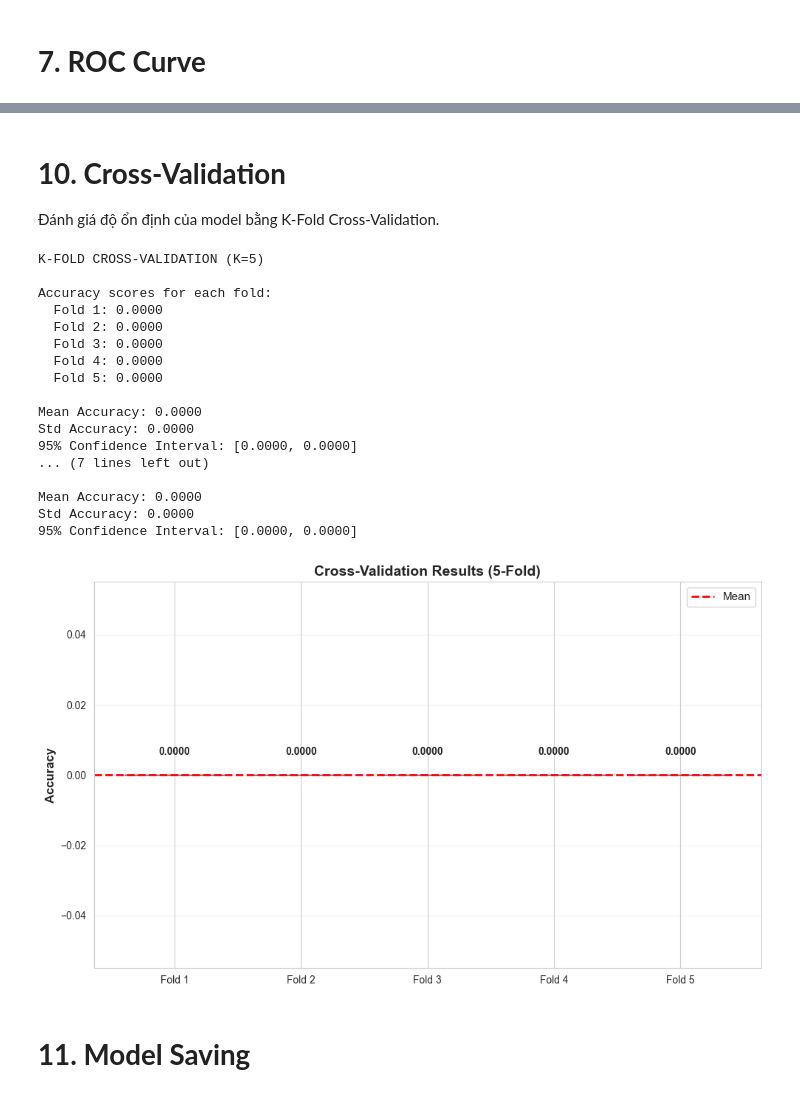
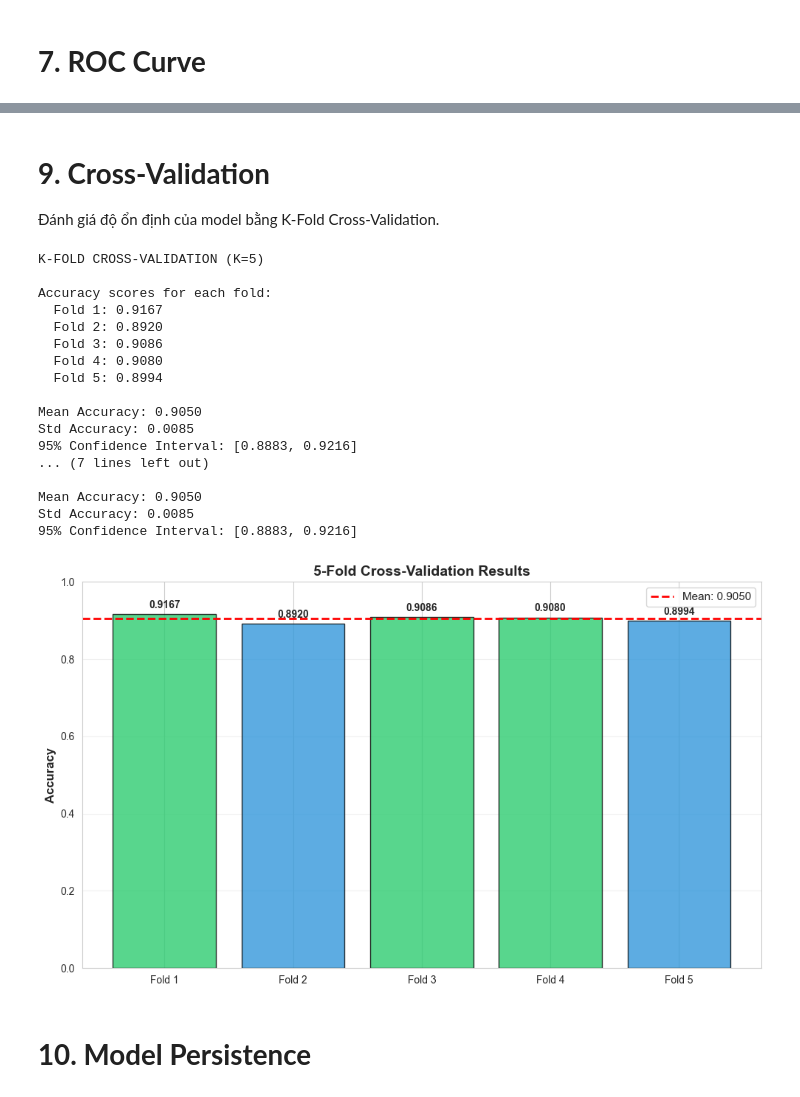
Before and after one commit to TMQ2k/23127464_CreditCardCustomers, a Jupyter notebook: notebooks/03_modeling.ipynb, the cells around one changed output, grey strips where cells are left out. Saved outputs shown, nothing was run; the diff lists cells and outputs as text; code cells hidden in the pictures.

```diff
--- a/notebooks/03_modeling.ipynb
+++ b/notebooks/03_modeling.ipynb
@@ -83,21 +78,20 @@ Dùng Linear Regression để predict probability of churn (0 to 1).
 # %%
+print("LOGISTIC REGRESSION - GRADIENT DESCENT")
 
-print("LINEAR REGRESSION - GRADIENT DESCENT")
-
-# Initialize model với Gradient Descent
-lr_model = LinearRegression(
-    method='gradient_descent',
+lr_model = LogisticRegression(
     learning_rate=0.01,
-    n_iterations=5000
+    n_iterations=5000,
+    regularization='l2',
+    lambda_reg=0.01
 )
 
-# Train
 print("\nTraining...")
 lr_model.fit(X_train, y_train)
 print("Training completed!")
 
-# Check history
 print(f"\nTraining iterations: {len(lr_model.history['loss'])}")
 print(f"Initial loss: {lr_model.history['loss'][0]:.6f}")
 print(f"Final loss: {lr_model.history['loss'][-1]:.6f}")
+print(f"Initial accuracy: {lr_model.history['accuracy'][0]:.4f}")
+print(f"Final accuracy: {lr_model.history['accuracy'][-1]:.4f}")
 # %% [output]
@@ -368,66 +322,61 @@ Rank   Feature                                       Weight          Impact
 # %% [markdown]
-# **10. Cross-Validation**
+# **9. Cross-Validation**
 
 Đánh giá độ ổn định của model bằng K-Fold Cross-Validation.
 # %%
 print("K-FOLD CROSS-VALIDATION (K=5)")
 
-# Perform cross-validation
 cv_scores = cross_val_score(
-    LinearRegression(method='gradient_descent', learning_rate=0.01, n_iterations=3000),
+    LogisticRegression(learning_rate=0.01, n_iterations=3000, regularization='l2', lambda_reg=0.01),
     X_train, y_train,
     cv=5,
     scoring='accuracy'
 )
 
 print(f"\nAccuracy scores for each fold:")
 for fold, score in enumerate(cv_scores, 1):
     print(f"  Fold {fold}: {score:.4f}")
 
 print(f"\nMean Accuracy: {np.mean(cv_scores):.4f}")
 print(f"Std Accuracy: {np.std(cv_scores):.4f}")
-print(f"95% Confidence Interval: [{np.mean(cv_scores) - 1.96*np.std(cv_scores):.4f}, "
-      f"{np.mean(cv_scores) + 1.96*np.std(cv_scores):.4f}]")
+print(f"95% Confidence Interval: [{np.mean(cv_scores) - 1.96*np.std(cv_scores):.4f}, {np.mean(cv_scores) + 1.96*np.std(cv_scores):.4f}]")
 
-
-
-# Visualize CV results
 fig, ax = plt.subplots(figsize=(10, 6))
-folds = [f'Fold {i}' for i in range(1, 6)]
-ax.bar(folds, cv_scores, color='#3498db', alpha=0.8, edgecolor='black')
-ax.axhline(y=np.mean(cv_scores), color='red', linestyle='--', linewidth=2, label='Mean')
+folds = [f'Fold {i+1}' for i in range(len(cv_scores))]
+colors = ['#3498db' if score < np.mean(cv_scores) else '#2ecc71' for score in cv_scores]
+bars = ax.bar(folds, cv_scores, color=colors, alpha=0.8, edgecolor='black')
+ax.axhline(y=np.mean(cv_scores), color='red', linestyle='--', linewidth=2, label=f'Mean: {np.mean(cv_scores):.4f}')
 ax.set_ylabel('Accuracy', fontsize=12, fontweight='bold')
-ax.set_title('Cross-Validation Results (5-Fold)', fontsize=14, fontweight='bold')
+ax.set_title('5-Fold Cross-Validation Results', fontsize=14, fontweight='bold')
 ax.legend(fontsize=11)
 ax.grid(axis='y', alpha=0.3)
-
-for i, (fold, score) in enumerate(zip(folds, cv_scores)):
-    ax.text(i, score + 0.005, f'{score:.4f}', ha='center', va='bottom',
-           fontsize=10, fontweight='bold')
-
+ax.set_ylim(0, 1.0)
+for bar, score in zip(bars, cv_scores):
+    height = bar.get_height()
+    ax.text(bar.get_x() + bar.get_width()/2., height + 0.01, f'{score:.4f}', ha='center', va='bottom', fontsize=10, fontweight='bold')
 plt.tight_layout()
 plt.show()
 # %% [output]
 K-FOLD CROSS-VALIDATION (K=5)
 
 Accuracy scores for each fold:
-  Fold 1: 0.0000
-  Fold 2: 0.0000
-  Fold 3: 0.0000
-  Fold 4: 0.0000
-  Fold 5: 0.0000
+  Fold 1: 0.9167
+  Fold 2: 0.8920
+  Fold 3: 0.9086
+  Fold 4: 0.9080
+  Fold 5: 0.8994
 
-Mean Accuracy: 0.0000
-Std Accuracy: 0.0000
-95% Confidence Interval: [0.0000, 0.0000]
+Mean Accuracy: 0.9050
+Std Accuracy: 0.0085
+95% Confidence Interval: [0.8883, 0.9216]
 ... (7 lines left out)
 
-Mean Accuracy: 0.0000
-Std Accuracy: 0.0000
-95% Confidence Interval: [0.0000, 0.0000]
+Mean Accuracy: 0.9050
+Std Accuracy: 0.0085
+95% Confidence Interval: [0.8883, 0.9216]
-[figure, old version]
+[figure, new version]
 # %% [markdown]
-# **11. Model Saving**
+# **10. Model Persistence**
 # %%
 import pickle
 
```
Also changed, not shown: parts of 18 cells of this notebook, 3 other files.
